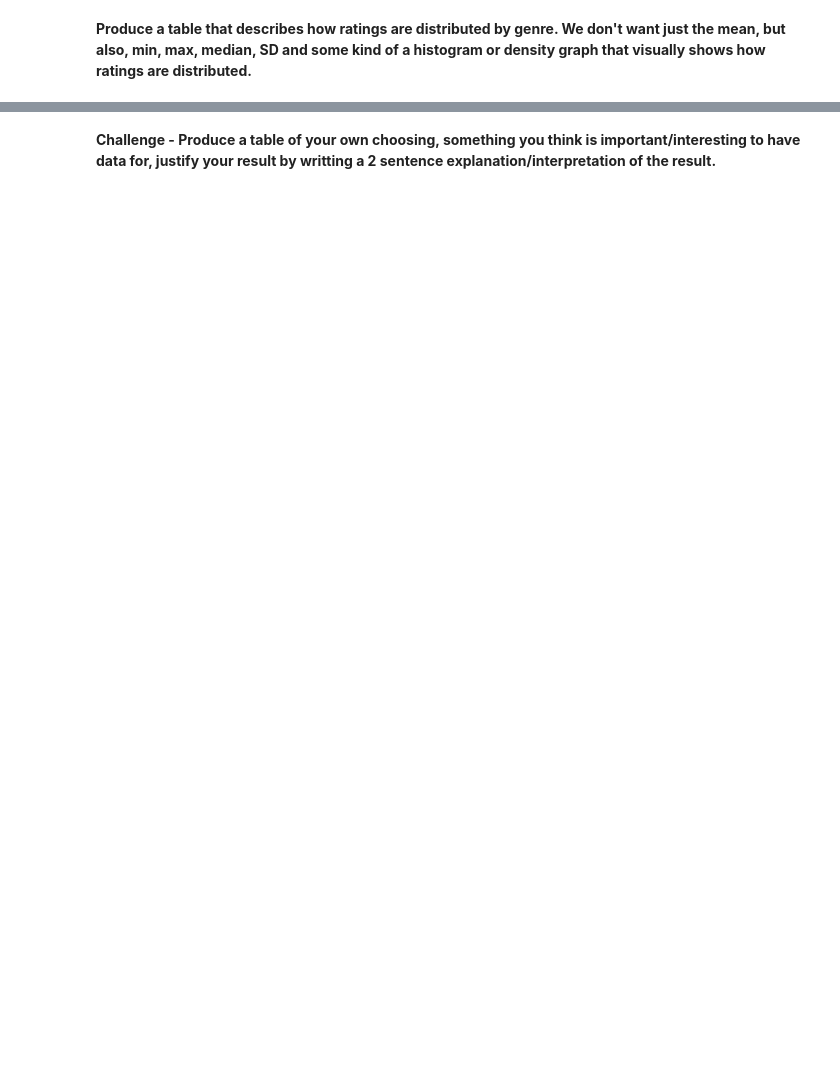
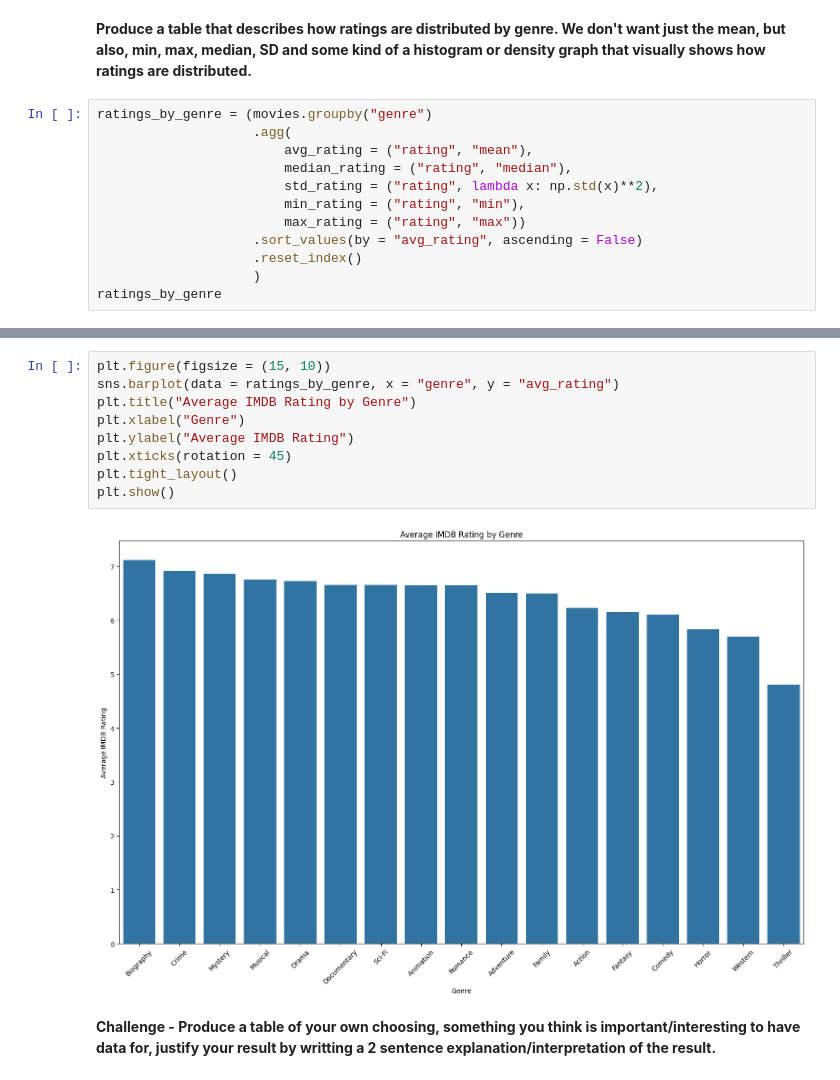
Before and after one commit to VitosTamas271/Analytics-through-coding-in-class, a Jupyter notebook: Session_2/Homework.ipynb, the cells around one changed output, grey strips where cells are left out. Cells and saved outputs as stored; diff of their text form; blank space fills up the shorter version.

```diff
--- a/Session_2/Homework.ipynb
+++ b/Session_2/Homework.ipynb
@@ -67,2 +123,14 @@ movies.groupby("genre").agg(count = ("genre", "count")).sort_values(by = "count"
 # %% [markdown]
 **Produce a table that describes how ratings are distributed by genre. We don't want just the mean, but also, min, max, median, SD and some kind of a histogram or density graph that visually shows how ratings are distributed.**
+# %%
+ratings_by_genre = (movies.groupby("genre")
+                    .agg(
+                        avg_rating = ("rating", "mean"),
+                        median_rating = ("rating", "median"),
+                        std_rating = ("rating", lambda x: np.std(x)**2),
+                        min_rating = ("rating", "min"),
+                        max_rating = ("rating", "max"))
+                    .sort_values(by = "avg_rating", ascending = False)
+                    .reset_index()
+                    )
+ratings_by_genre
@@ -69,2 +156,13 @@ movies.groupby("genre").agg(count = ("genre", "count")).sort_values(by = "count"
+# %%
+plt.figure(figsize = (15, 10))
+sns.barplot(data = ratings_by_genre, x = "genre", y = "avg_rating")
+plt.title("Average IMDB Rating by Genre")
+plt.xlabel("Genre")
+plt.ylabel("Average IMDB Rating")
+plt.xticks(rotation = 45)
+plt.tight_layout()
+plt.show()
+# %% [output]
+[figure, added]
 # %% [markdown]
 **Challenge - Produce a table of your own choosing, something you think is important/interesting to have data for, justify your result by writting a 2 sentence explanation/interpretation of the result.**
```
Also changed, not shown: parts of 11 cells of this notebook.
